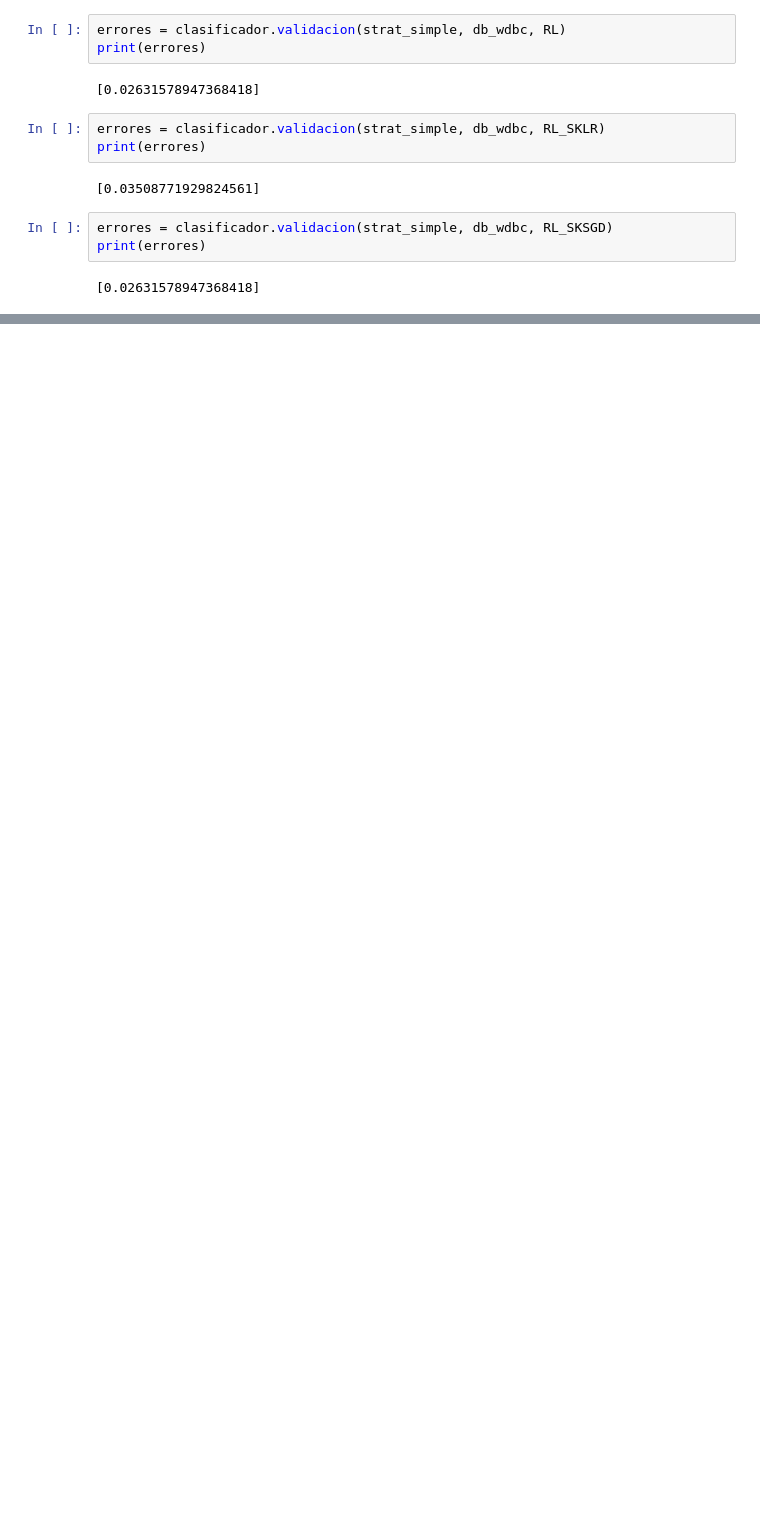
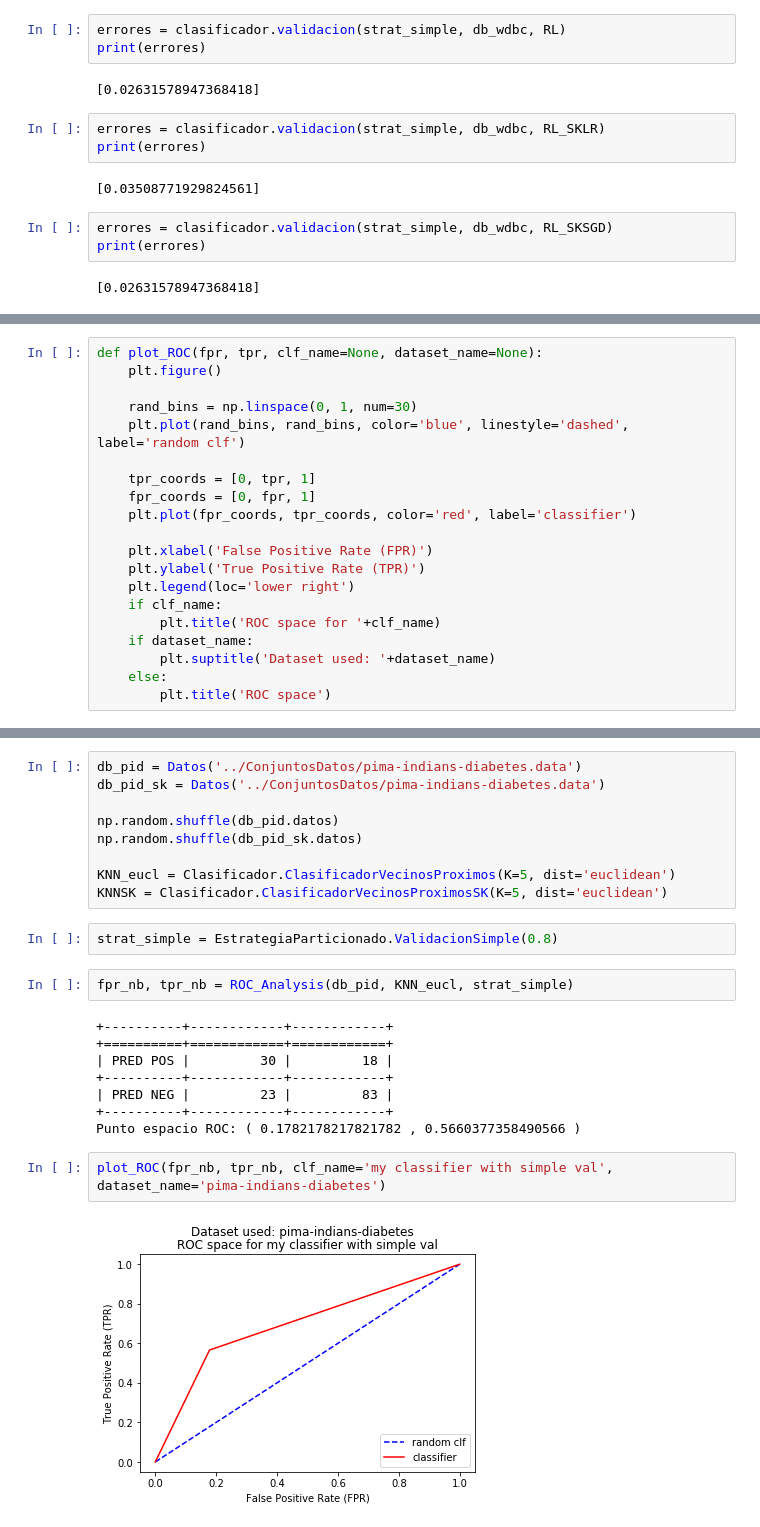
Before and after one commit to AlejandroSantorum/MachineLearning_Assignments, a Jupyter notebook: Assignment2/test_KNN-LR.ipynb, the cells around one changed output, grey strips where cells are left out. Drawn from its saved outputs; the diff is of its cells as text; blank space fills up the shorter version.

Commit message:
Added first part ROC analysis

```diff
--- a/Assignment2/test_KNN-LR.ipynb
+++ b/Assignment2/test_KNN-LR.ipynb
@@ -192,0 +258,20 @@ print(errores)
+# %%
+def plot_ROC(fpr, tpr, clf_name=None, dataset_name=None):
+    plt.figure()
+
+    rand_bins = np.linspace(0, 1, num=30)
+    plt.plot(rand_bins, rand_bins, color='blue', linestyle='dashed', label='random clf')
+
+    tpr_coords = [0, tpr, 1]
+    fpr_coords = [0, fpr, 1]
+    plt.plot(fpr_coords, tpr_coords, color='red', label='classifier')
+
+    plt.xlabel('False Positive Rate (FPR)')
+    plt.ylabel('True Positive Rate (TPR)')
+    plt.legend(loc='lower right')
+    if clf_name:
+        plt.title('ROC space for '+clf_name)
+    if dataset_name:
+        plt.suptitle('Dataset used: '+dataset_name)
+    else:
+        plt.title('ROC space')
@@ -192,0 +280,25 @@ print(errores)
+# %%
+db_pid = Datos('../ConjuntosDatos/pima-indians-diabetes.data')
+db_pid_sk = Datos('../ConjuntosDatos/pima-indians-diabetes.data')
+
+np.random.shuffle(db_pid.datos)
+np.random.shuffle(db_pid_sk.datos)
+
+KNN_eucl = Clasificador.ClasificadorVecinosProximos(K=5, dist='euclidean')
+KNNSK = Clasificador.ClasificadorVecinosProximosSK(K=5, dist='euclidean')
+# %%
+strat_simple = EstrategiaParticionado.ValidacionSimple(0.8)
+# %%
+fpr_nb, tpr_nb = ROC_Analysis(db_pid, KNN_eucl, strat_simple)
+# %% [output]
++----------+------------+------------+
++==========+============+============+
+| PRED POS |         30 |         18 |
++----------+------------+------------+
+| PRED NEG |         23 |         83 |
++----------+------------+------------+
+Punto espacio ROC: ( 0.1782178217821782 , 0.5660377358490566 )
+# %%
+plot_ROC(fpr_nb, tpr_nb, clf_name='my classifier with simple val', dataset_name='pima-indians-diabetes')
+# %% [output]
+[figure, added]
```
Also changed, not shown: parts of 4 cells of this notebook.
